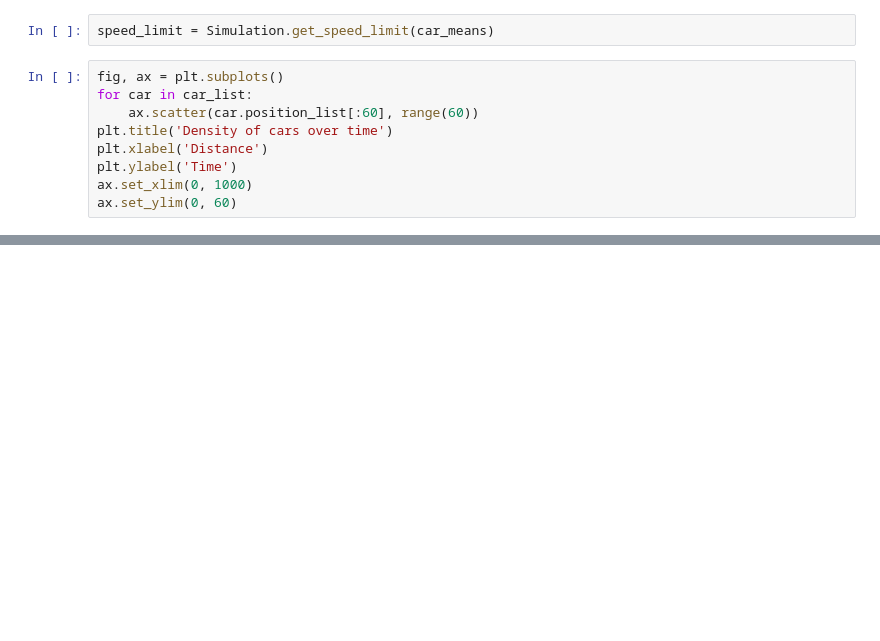
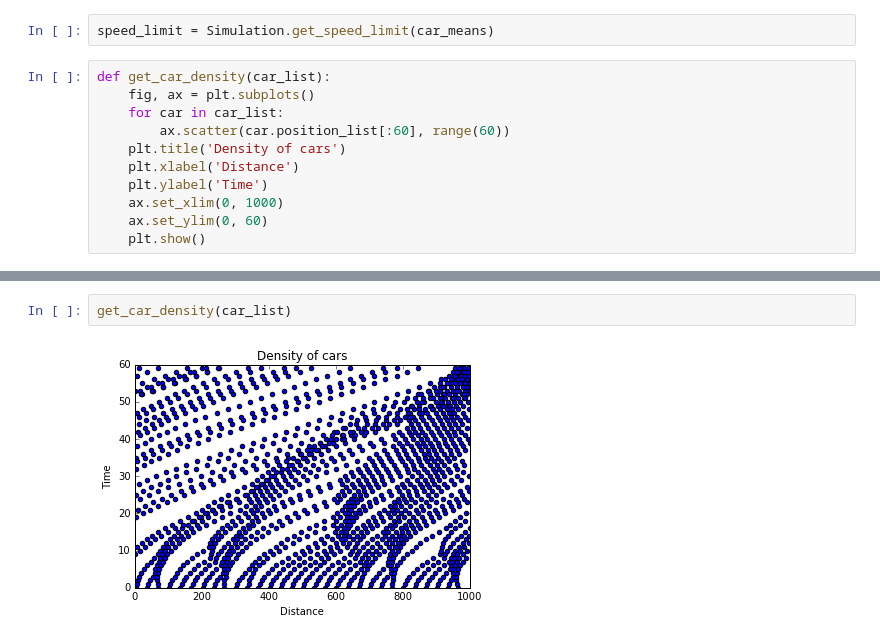
Before and after one commit to andrewmusicant/road-rage, a Jupyter notebook: road-rage.ipynb, the cells around one changed output, grey strips where cells are left out. Drawn from its saved outputs; the diff is of its cells as text; blank space fills up the shorter version.

Commit message:
Explanation added to road density chart

```diff
--- a/road-rage.ipynb
+++ b/road-rage.ipynb
@@ -15,11 +15,13 @@ car_means = Simulation.get_car_means(car_list)
 # %%
 speed_limit = Simulation.get_speed_limit(car_means)
 # %%
-fig, ax = plt.subplots()
-for car in car_list:
-    ax.scatter(car.position_list[:60], range(60))
-plt.title('Density of cars over time')
-plt.xlabel('Distance')
-plt.ylabel('Time')
-ax.set_xlim(0, 1000)
-ax.set_ylim(0, 60)
+def get_car_density(car_list):
+    fig, ax = plt.subplots()
+    for car in car_list:
+        ax.scatter(car.position_list[:60], range(60))
+    plt.title('Density of cars')
+    plt.xlabel('Distance')
+    plt.ylabel('Time')
+    ax.set_xlim(0, 1000)
+    ax.set_ylim(0, 60)
+    plt.show()
@@ -28,0 +31,4 @@ ax.set_ylim(0, 60)
+# %%
+get_car_density(car_list)
+# %% [output]
+[figure, added]
```
Also changed, not shown: parts of 2 cells of this notebook.
